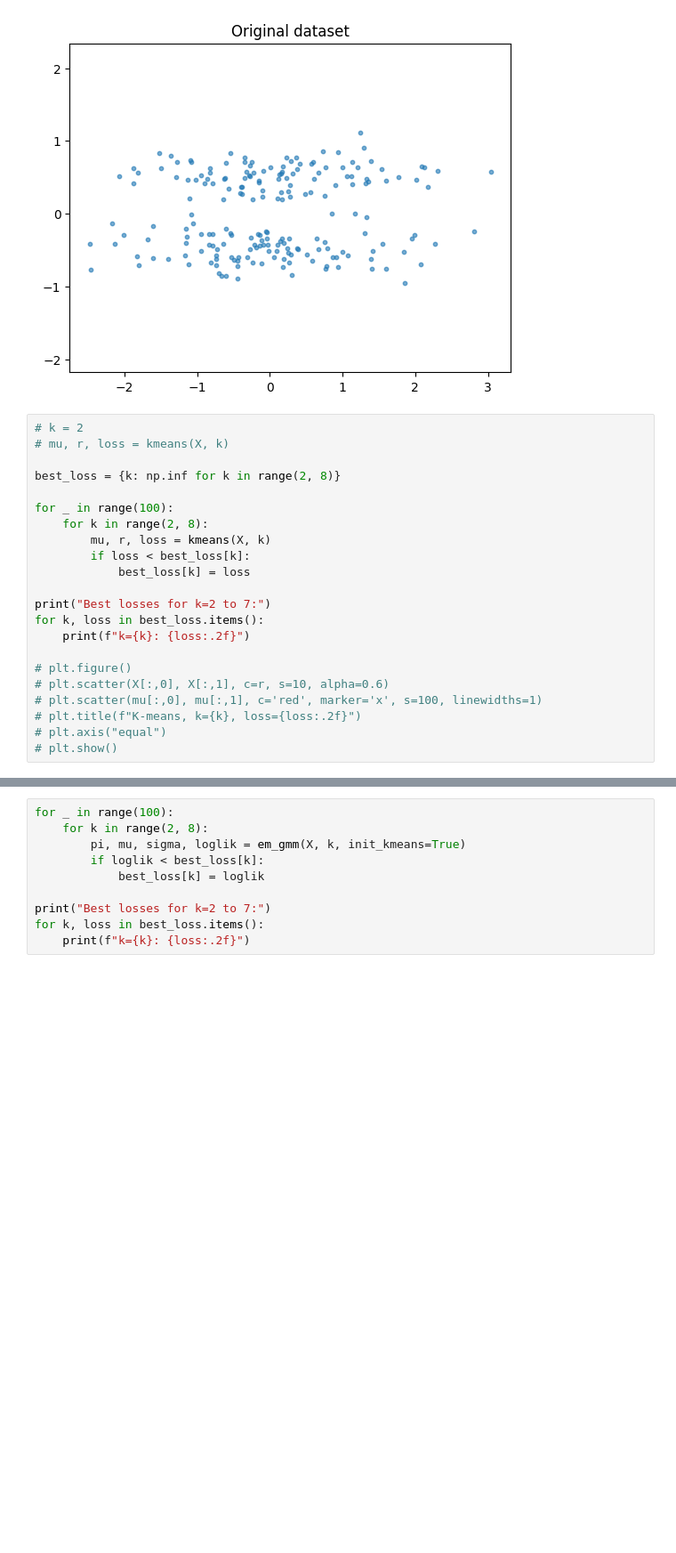
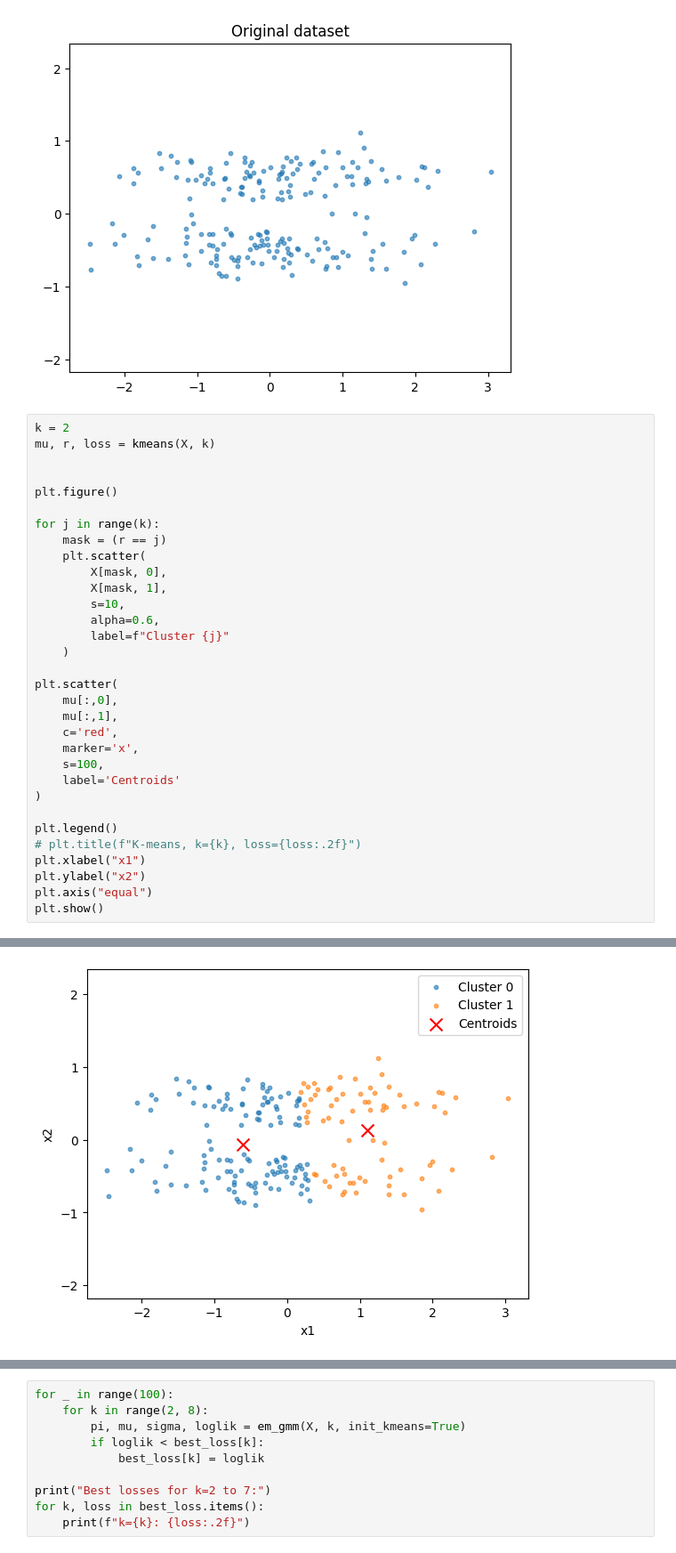
Before and after one commit to Zicko01/LabML, a Jupyter notebook: Milestone 2/8.ipynb, the cells around one changed output, grey strips where cells are left out. Shown at 89% size. Drawn from its saved outputs; the diff is of its cells as text; blank space fills up the shorter version.

```diff
--- a/Milestone 2/8.ipynb
+++ b/Milestone 2/8.ipynb
@@ -27,25 +27,35 @@ plt.show()
 # %% [output]
 [figure]
 # %%
-# k = 2
-# mu, r, loss = kmeans(X, k)
+k = 2
+mu, r, loss = kmeans(X, k)
 
-best_loss = {k: np.inf for k in range(2, 8)}
 
-for _ in range(100):
-    for k in range(2, 8):
-        mu, r, loss = kmeans(X, k)
-        if loss < best_loss[k]:
-            best_loss[k] = loss
+plt.figure()
 
-print("Best losses for k=2 to 7:")
-for k, loss in best_loss.items():
-    print(f"k={k}: {loss:.2f}")
+for j in range(k):
+    mask = (r == j)
+    plt.scatter(
+        X[mask, 0],
+        X[mask, 1],
+        s=10,
+        alpha=0.6,
+        label=f"Cluster {j}"
+    )
 
-# plt.figure()
-# plt.scatter(X[:,0], X[:,1], c=r, s=10, alpha=0.6)
-# plt.scatter(mu[:,0], mu[:,1], c='red', marker='x', s=100, linewidths=1)
+plt.scatter(
+    mu[:,0],
+    mu[:,1],
+    c='red',
+    marker='x',
+    s=100,
+    label='Centroids'
+)
+
+plt.legend()
 # plt.title(f"K-means, k={k}, loss={loss:.2f}")
-# plt.axis("equal")
-# plt.show()
+plt.xlabel("x1")
+plt.ylabel("x2")
+plt.axis("equal")
+plt.show()
 # %% [output]
@@ -68,0 +67 @@ k=7: 36.49
+[figure, added]
```
Also changed, not shown: parts of 4 cells of this notebook, 1 other file.
